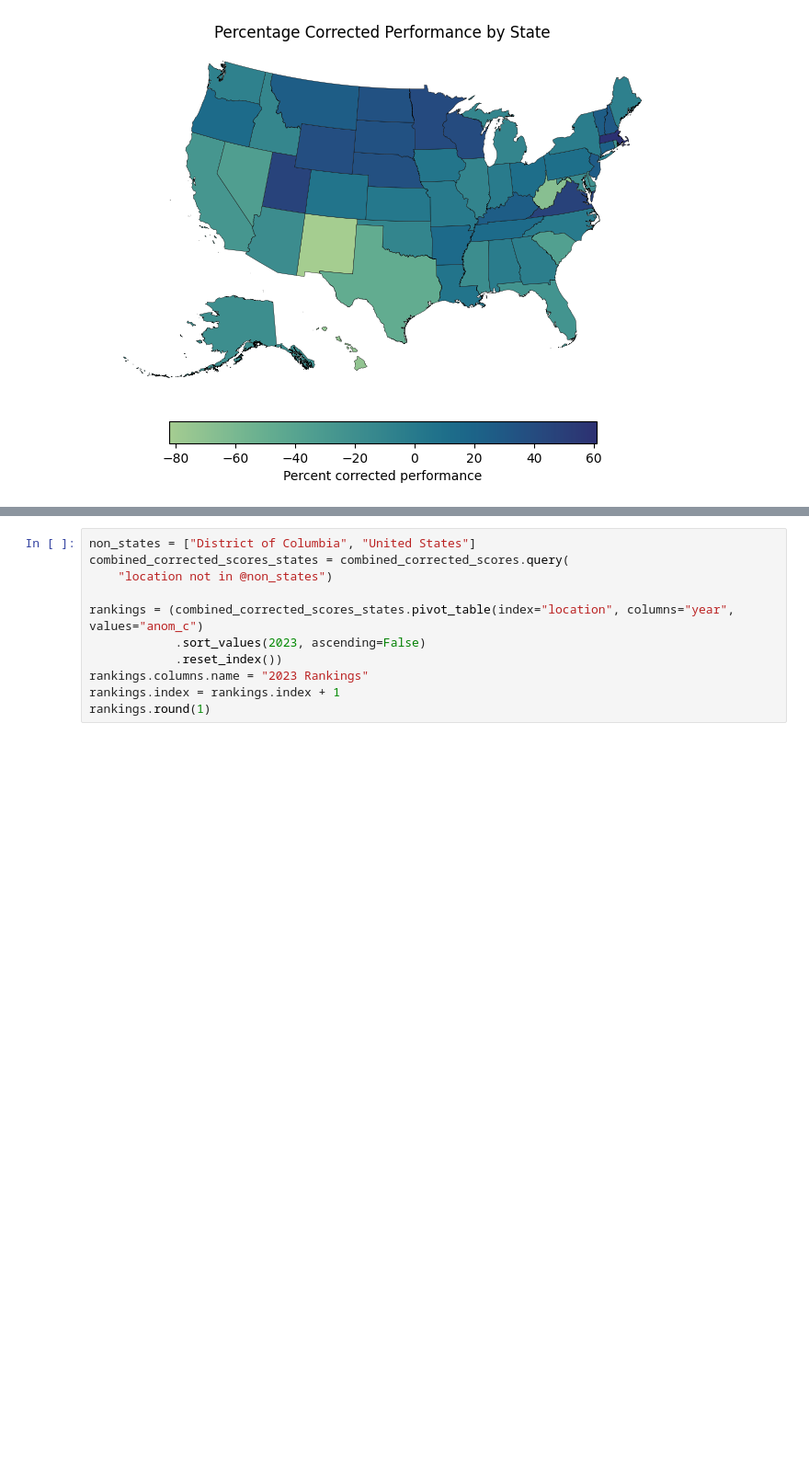
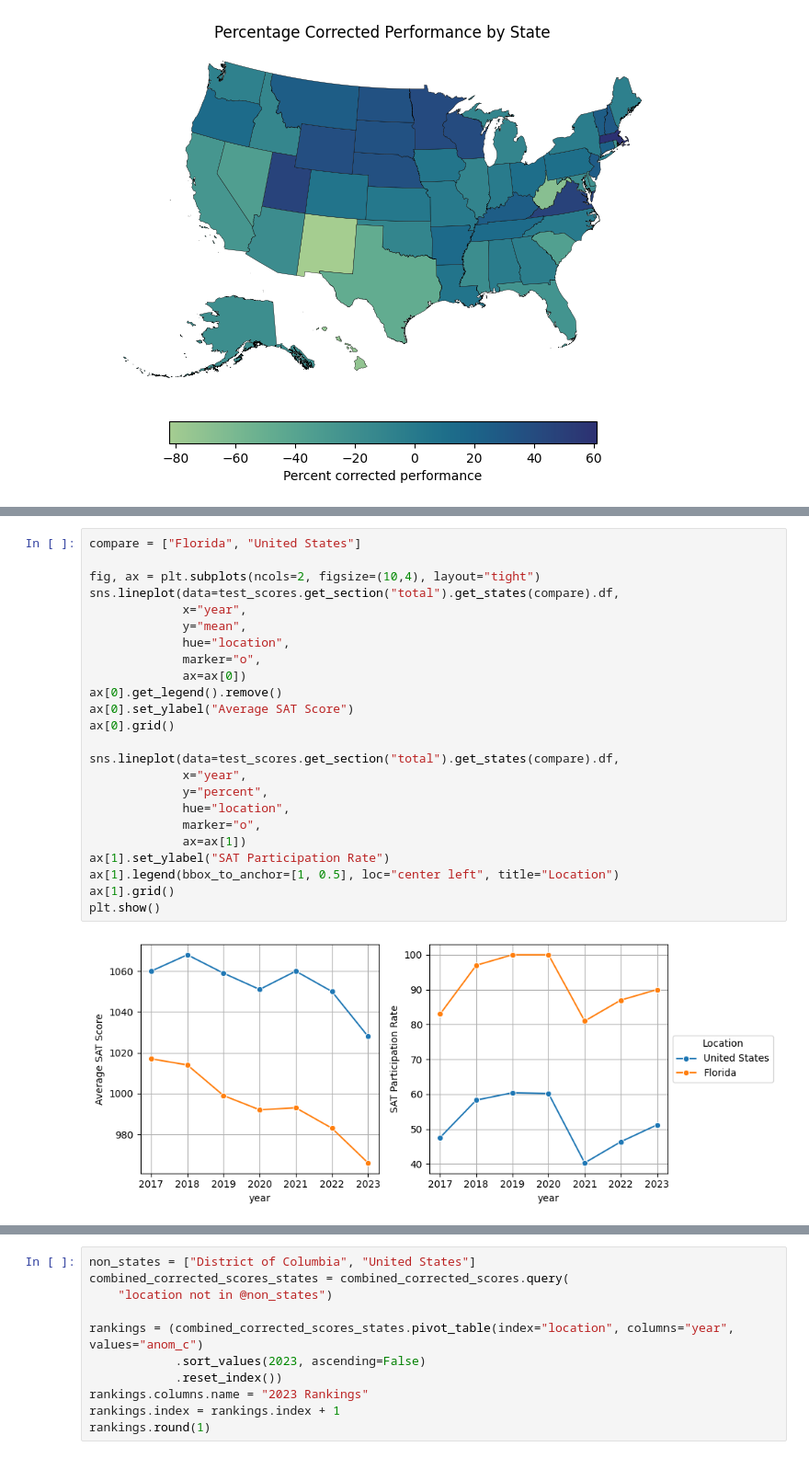
Before and after one commit to robcli/education, a Jupyter notebook: final.ipynb, the cells around one changed output, grey strips where cells are left out. Shown at 92% size. Saved outputs shown, nothing was run; the diff lists cells and outputs as text; blank space fills up the shorter version.

```diff
--- a/final.ipynb
+++ b/final.ipynb
@@ -373,0 +422,26 @@ ax.set_axis_off()
+# %%
+compare = ["Florida", "United States"]
+
+fig, ax = plt.subplots(ncols=2, figsize=(10,4), layout="tight")
+sns.lineplot(data=test_scores.get_section("total").get_states(compare).df,
+             x="year",
+             y="mean",
+             hue="location",
+             marker="o",
+             ax=ax[0])
+ax[0].get_legend().remove()
+ax[0].set_ylabel("Average SAT Score")
+ax[0].grid()
+
+sns.lineplot(data=test_scores.get_section("total").get_states(compare).df,
+             x="year",
+             y="percent",
+             hue="location",
+             marker="o",
+             ax=ax[1])
+ax[1].set_ylabel("SAT Participation Rate")
+ax[1].legend(bbox_to_anchor=[1, 0.5], loc="center left", title="Location")
+ax[1].grid()
+plt.show()
+# %% [output]
+[figure, added]
```
Also changed, not shown: parts of 4 cells of this notebook, 8 other files.
